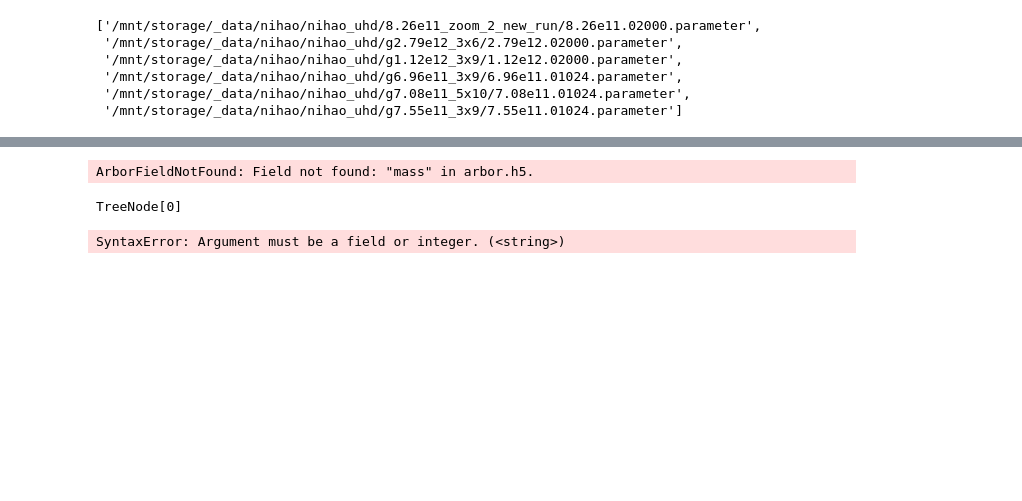
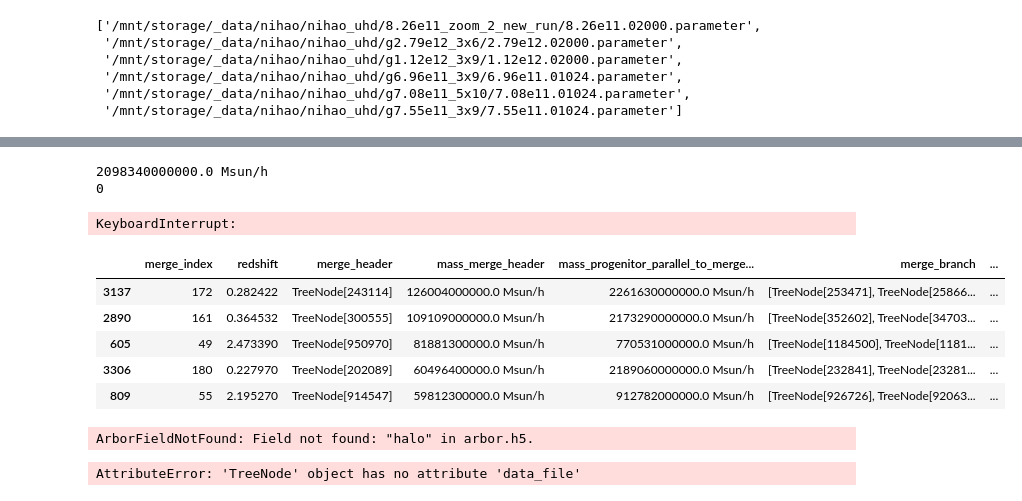
Before and after one commit to vepe99/CASBI, a Jupyter notebook: notebooks/nihao_uhd/preprocessing_uhd.ipynb, the cells around one changed output, grey strips where cells are left out. Cells and saved outputs as stored; diff of their text form; code cells hidden in the pictures; blank space fills up the shorter version.

```diff
--- a/notebooks/nihao_uhd/preprocessing_uhd.ipynb
+++ b/notebooks/nihao_uhd/preprocessing_uhd.ipynb
@@ -381,7 +382,11 @@ path_ytree_files_z0
  '/mnt/storage/_data/nihao/nihao_uhd/g7.08e11_5x10/7.08e11.01024.parameter',
  '/mnt/storage/_data/nihao/nihao_uhd/g7.55e11_3x9/7.55e11.01024.parameter']
 # %%
-single_tree = ytree.load(path_ytree_files_z0[0])
+i = 1
+single_tree = ytree.load(path_ytree_files_z0[i])
 fn = single_tree.save_arbor()
 single_tree = ytree.load(fn)
+
+if i==0:
+    single_tree.add_alias_field('mass','Mhalo',units='Msun/h')
 # %% [output]
@@ -409,7 +439,14 @@ ArborFieldNotFound: Field not found: "mass" in arbor.h5.
+# %%
+first_node = list(single_tree)[0]
+print(first_node['mass'])
+print(first_node['halo_id'])
+# %% [output]
+2098340000000.0 Msun/h
+0
 # %%
 def get_arbor_merge_history(isolated_TreeNode):
 
-    df = pd.DataFrame(columns = ['merge_index', 'redshift', 'merge_header', 'mass_merge_header',
+    df = pd.DataFrame(columns = ['merge_index', 'merge_header', 'redshift',  'mass_merge_header',
                                  'mass_progenitor_parallel_to_merge_header',
                                  'merge_branch', 'progenitor_parallel_to_merge_branch'])
 
@@ -437,7 +474,7 @@ def get_arbor_merge_history(isolated_TreeNode):
 
                 progenitor_parallel_to_merge_branch = [j for j in progenitor_leaves_to_root[:i] if j['redshift'] <= max(redshift_merge_branch) and j['redshift'] >= min(redshift_merge_branch) ]
 
-                df.loc[len(df)] = [merge_index, m_h['redshift'], merge_header, m_h['mass'], progenitor_leaves_to_root[i-1]['mass'], merge_branch[::-1], progenitor_parallel_to_merge_branch]
+                df.loc[len(df)] = [merge_index, merge_header, m_h['redshift'], m_h['mass'], progenitor_leaves_to_root[i-1]['mass'], merge_branch[::-1], progenitor_parallel_to_merge_branch]
 
             merge_index += 1
 
@@ -445,12 +482,23 @@ def get_arbor_merge_history(isolated_TreeNode):
 # %%
 df = get_arbor_merge_history(single_tree[0])
 # %% [output]
-ArborFieldNotFound: Field not found: "mass" in arbor.h5.
+KeyboardInterrupt:
-# %%
-single_tree[0]
-# %% [output]
-TreeNode[0]
-# %%
-list(single_tree['prog'])[0]['tree']
-# %% [output]
-SyntaxError: Argument must be a field or integer. (<string>)
+# %%
+df.head()
+# %% [output]
+|  | merge_index | redshift | merge_header | mass_merge_header | mass_progenitor_parallel_to_merge... | merge_branch | ... |
+| 3137 | 172 | 0.282422 | TreeNode[243114] | 126004000000.0 Msun/h | 2261630000000.0 Msun/h | [TreeNode[253471], TreeNode[25866... | ... |
+| 2890 | 161 | 0.364532 | TreeNode[300555] | 109109000000.0 Msun/h | 2173290000000.0 Msun/h | [TreeNode[352602], TreeNode[34703... | ... |
+| 605 | 49 | 2.473390 | TreeNode[950970] | 81881300000.0 Msun/h | 770531000000.0 Msun/h | [TreeNode[1184500], TreeNode[1181... | ... |
+| 3306 | 180 | 0.227970 | TreeNode[202089] | 60496400000.0 Msun/h | 2189060000000.0 Msun/h | [TreeNode[232841], TreeNode[23281... | ... |
+| 809 | 55 | 2.195270 | TreeNode[914547] | 59812300000.0 Msun/h | 912782000000.0 Msun/h | [TreeNode[926726], TreeNode[92063... | ... |
+# %%
+most_massive_merger_node = df.iloc[2]['merge_header']
+# most_massive_merger_node
+most_massive_merger_node['halo']
+# %% [output]
+ArborFieldNotFound: Field not found: "halo" in arbor.h5.
+# %%
+list(most_massive_merger_node.ancestors)[0].data_file
+# %% [output]
+AttributeError: 'TreeNode' object has no attribute 'data_file'
```
Also changed, not shown: parts of 13 cells of this notebook, 1 other file.
